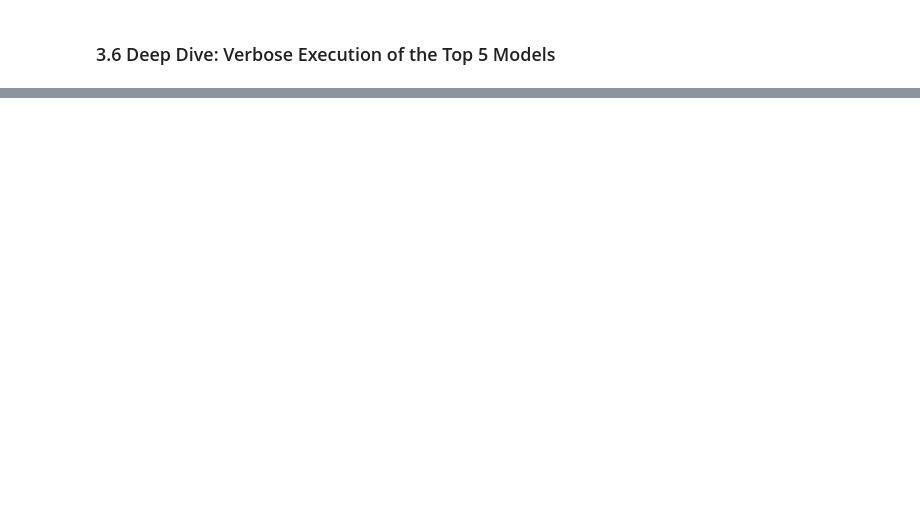
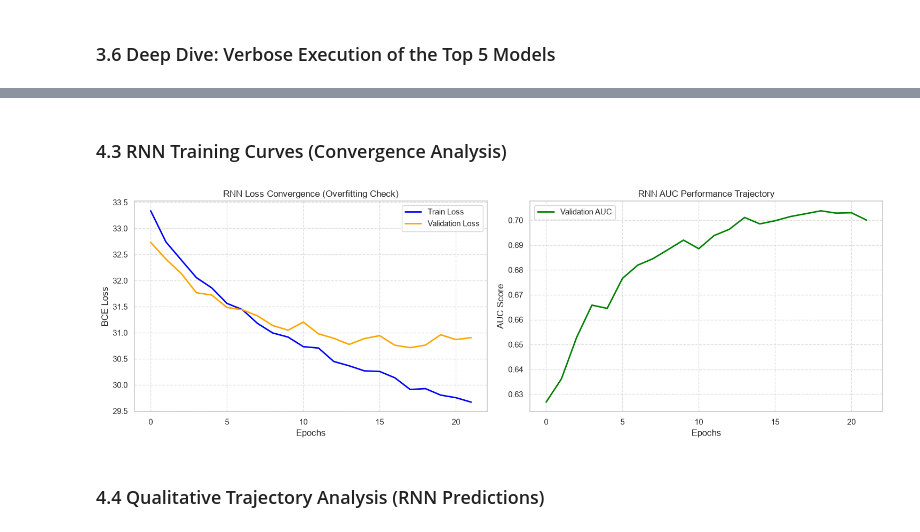
Before and after one commit to Parsa-Saeednia/UT-DataScience-Spring2026, a Jupyter notebook: Assignments/CA4/03_RNN_LSTM_Knowledge_Tracing.ipynb, the cells around one changed output, grey strips where cells are left out. Cells and saved outputs as stored; diff of their text form; code cells hidden in the pictures; blank space fills up the shorter version.

```diff
--- a/Assignments/CA4/03_RNN_LSTM_Knowledge_Tracing.ipynb
+++ b/Assignments/CA4/03_RNN_LSTM_Knowledge_Tracing.ipynb
@@ -644,0 +727,28 @@ for i, cfg in enumerate(top_5_models):
+# %% [markdown]
+### 4.3 RNN Training Curves (Convergence Analysis)
+# %%
+rnn_history = trained_top_models[0]['history']
+
+fig, axes = plt.subplots(1, 2, figsize=(15, 5))
+
+axes[0].plot(rnn_history['train_loss'], label='Train Loss', color='blue', lw=2)
+axes[0].plot(rnn_history['val_loss'], label='Validation Loss', color='orange', lw=2)
+axes[0].set_title('RNN Loss Convergence (Overfitting Check)')
+axes[0].set_xlabel('Epochs')
+axes[0].set_ylabel('BCE Loss')
+axes[0].legend()
+axes[0].grid(True, linestyle='--', alpha=0.6)
+
+axes[1].plot(rnn_history['val_auc'], label='Validation AUC', color='green', lw=2)
+axes[1].set_title('RNN AUC Performance Trajectory')
+axes[1].set_xlabel('Epochs')
+axes[1].set_ylabel('AUC Score')
+axes[1].legend()
+axes[1].grid(True, linestyle='--', alpha=0.6)
+
+plt.tight_layout()
+plt.show()
+# %% [output]
+[figure, added]
+# %% [markdown]
+### 4.4 Qualitative Trajectory Analysis (RNN Predictions)
```
Also changed, not shown: parts of 19 cells of this notebook.
